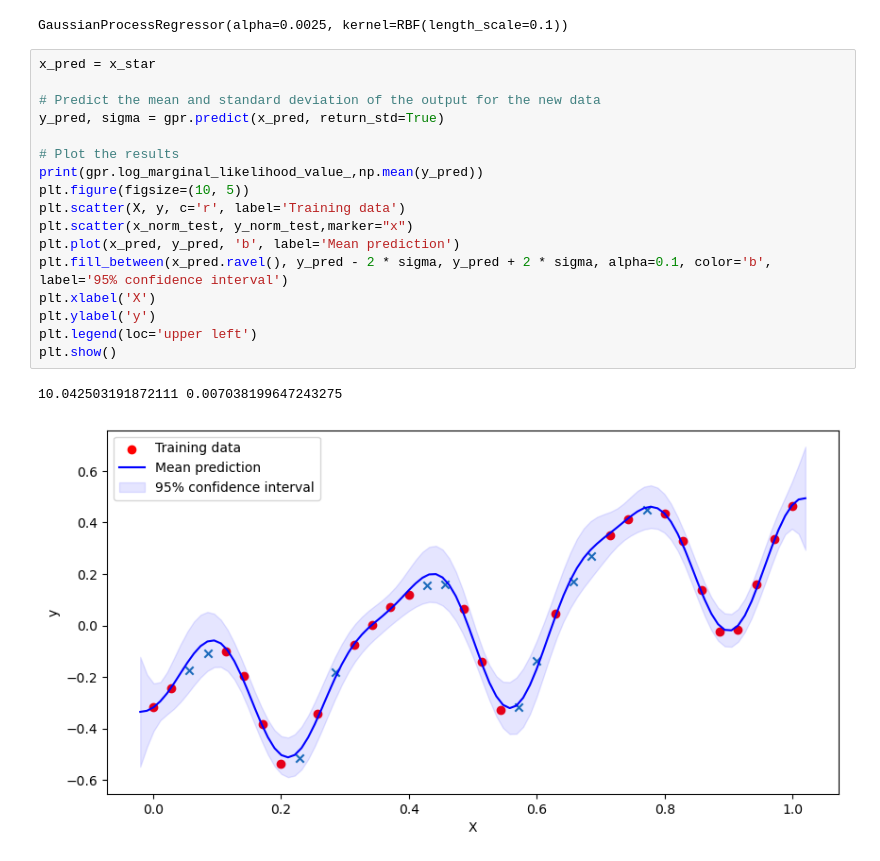
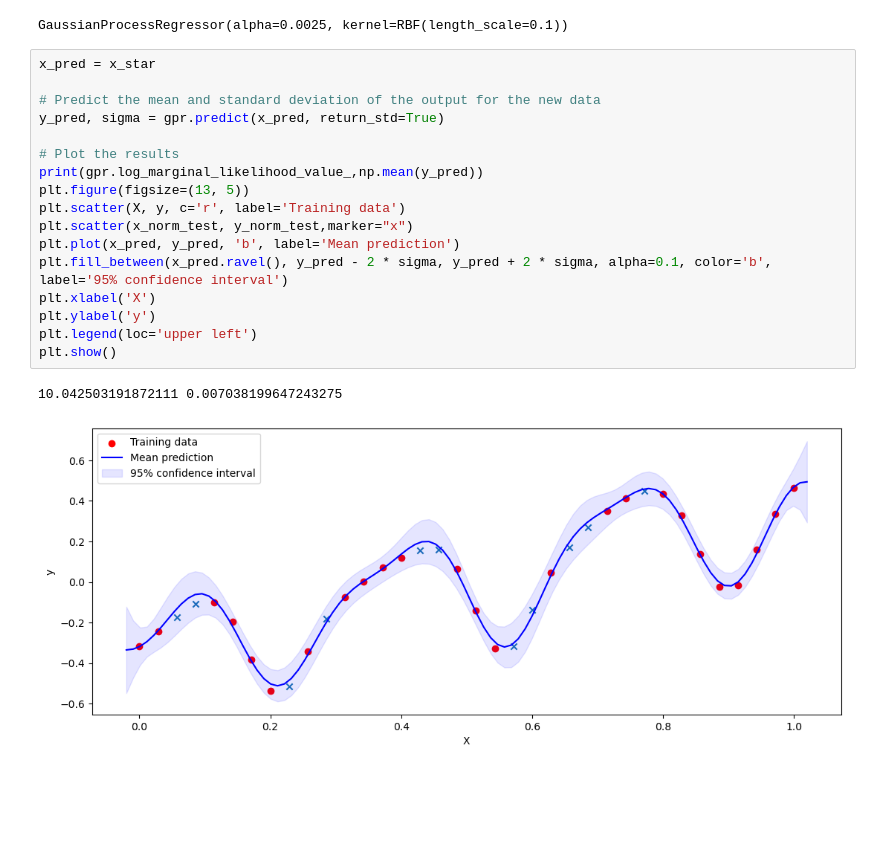
Before and after one commit to Fabian-Leal/Warped-GPs-, a Jupyter notebook: Warping toy data.ipynb, the cells around one changed output. Drawn from its saved outputs; the diff is of its cells as text; blank space fills up the shorter version.

```diff
--- a/Warping toy data.ipynb
+++ b/Warping toy data.ipynb
@@ -455,23 +452,23 @@ GaussianProcessRegressor(alpha=0.0025, kernel=RBF(length_scale=0.1))
 # %%
 x_pred = x_star
 
 # Predict the mean and standard deviation of the output for the new data
 y_pred, sigma = gpr.predict(x_pred, return_std=True)
 
 # Plot the results
 print(gpr.log_marginal_likelihood_value_,np.mean(y_pred))
-plt.figure(figsize=(10, 5))
+plt.figure(figsize=(13, 5))
 plt.scatter(X, y, c='r', label='Training data')
 plt.scatter(x_norm_test, y_norm_test,marker="x")
 plt.plot(x_pred, y_pred, 'b', label='Mean prediction')
 plt.fill_between(x_pred.ravel(), y_pred - 2 * sigma, y_pred + 2 * sigma, alpha=0.1, color='b', label='95% confidence interval')
 plt.xlabel('X')
 plt.ylabel('y')
 plt.legend(loc='upper left')
 plt.show()
 # %% [output]
 10.042503191872111 0.007038199647243275
-[figure, old version]
+[figure, new version]
 # %%
 x_star = np.linspace(-0.02,1.02,100)[:,np.newaxis]
 signal_variance = 1
```
Also changed, not shown: parts of 7 cells of this notebook.
